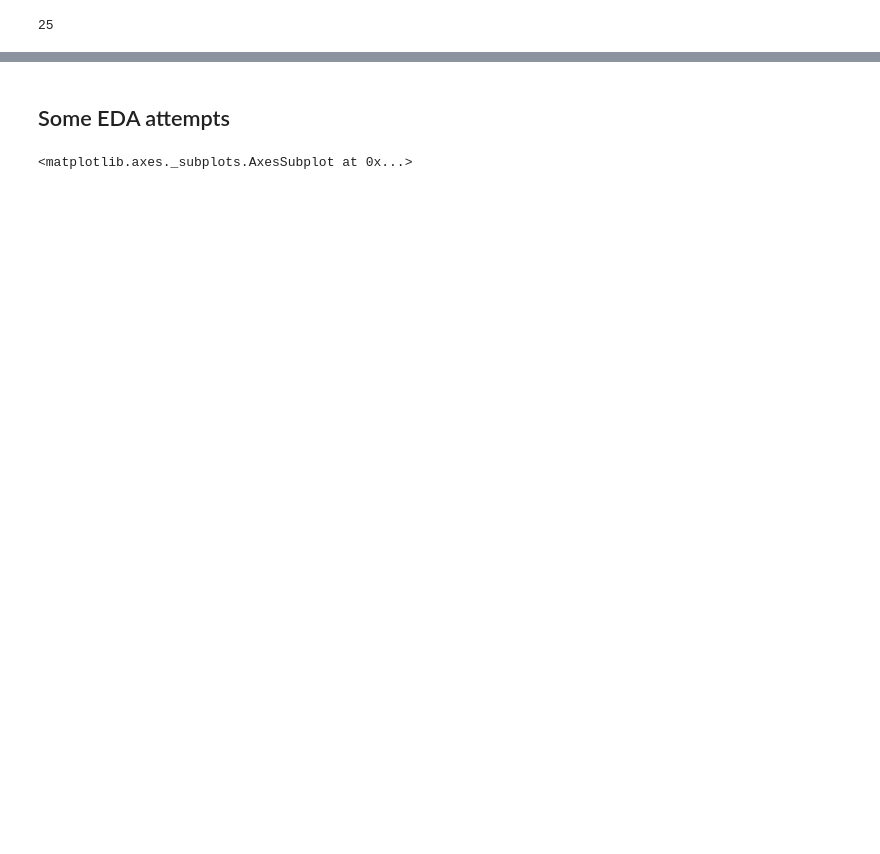
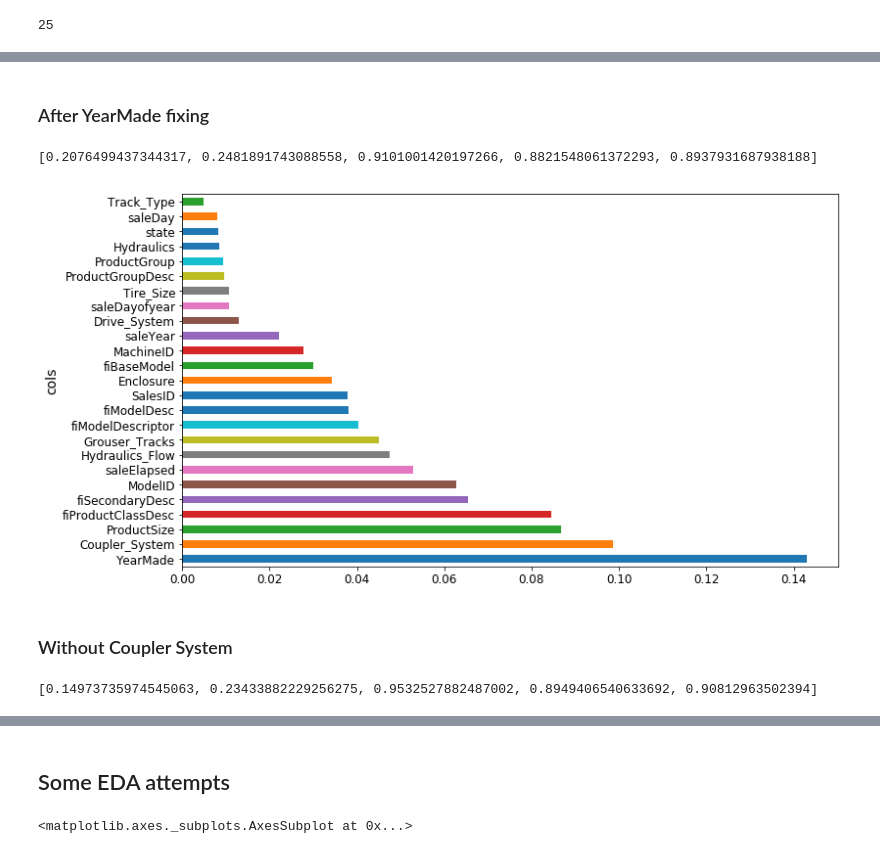
Before and after one commit to ademyanchuk/fasta_ml_course, a Jupyter notebook: lesson2-rf_interpretation.ipynb, the cells around one changed output, grey strips where cells are left out. Cells and saved outputs as stored; diff of their text form; code cells hidden in the pictures; blank space fills up the shorter version.

```diff
--- a/lesson2-rf_interpretation.ipynb
+++ b/lesson2-rf_interpretation.ipynb
@@ -228,0 +213,19 @@ plot_fi(fi);
+# %% [markdown]
+### After YearMade fixing
+# %%
+df_keep = df_trn[to_keep].copy()
+X_train, X_valid = split_vals(df_keep, n_trn)
+# %%
+m = RandomForestRegressor(n_estimators=40, min_samples_leaf=3, max_features=0.5,
+                          n_jobs=-1, oob_score=True)
+m.fit(X_train, y_train)
+print_score(m)
+# %% [output]
+[0.2076499437344317, 0.2481891743088558, 0.9101001420197266, 0.8821548061372293, 0.8937931687938188]
+# %%
+fi = rf_feat_importance(m, df_keep)
+plot_fi(fi);
+# %% [output]
+[figure, added]
+# %% [markdown]
+### Without Coupler System
@@ -228,0 +239,7 @@ plot_fi(fi);
+# %%
+m = RandomForestRegressor(n_estimators=40, min_samples_leaf=5, max_features=0.5,
+                          n_jobs=-1, oob_score=True)
+m.fit(X_train, y_train)
+print_score(m)
+# %% [output]
+[0.14973735974545063, 0.23433882229256275, 0.9532527882487002, 0.8949406540633692, 0.90812963502394]
```
Also changed, not shown: parts of 38 cells of this notebook.
